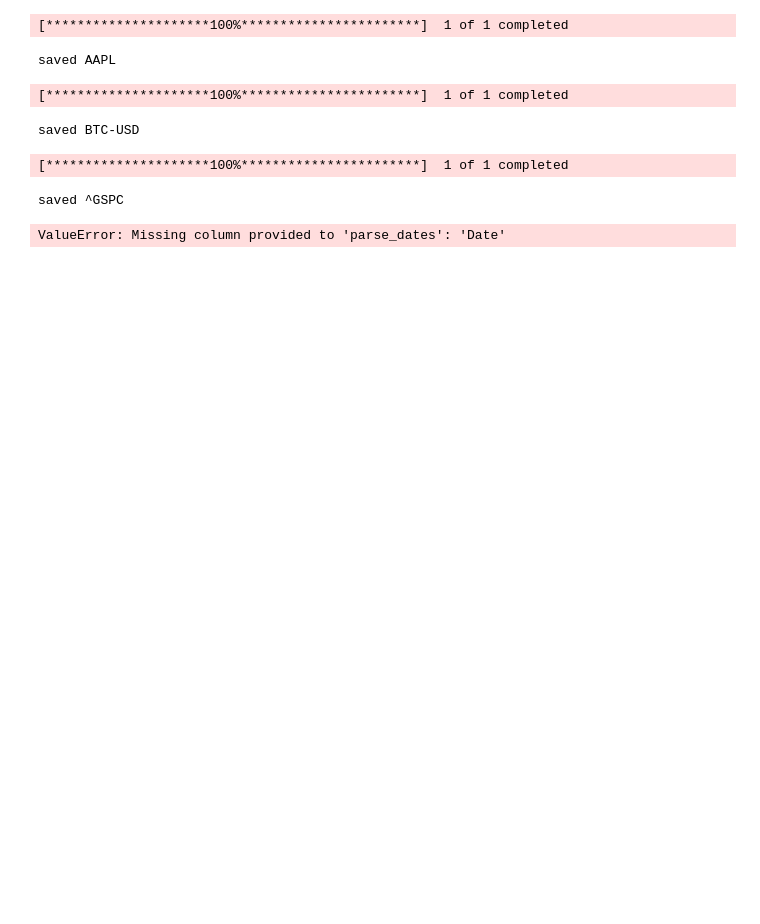
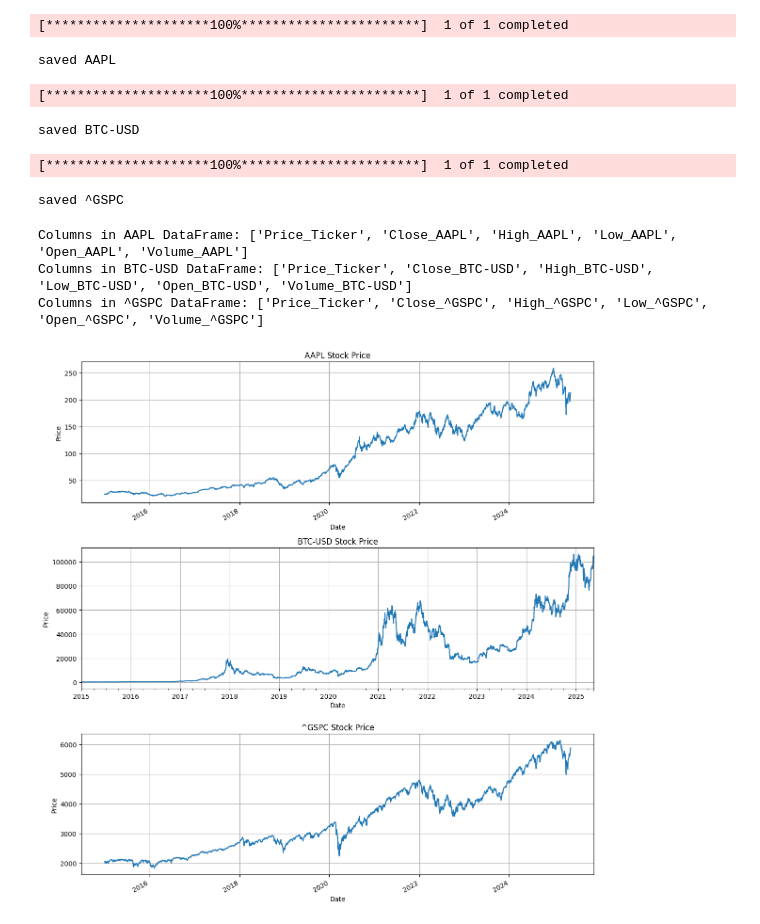
Before and after one commit to Queenzy-Ongeye/Finance-Risk-Forecast, a Jupyter notebook: notebooks/01_price_fetching.ipynb, the cells around one changed output. Cells and saved outputs as stored; diff of their text form; code cells hidden in the pictures; blank space fills up the shorter version.

```diff
--- a/notebooks/01_price_fetching.ipynb
+++ b/notebooks/01_price_fetching.ipynb
@@ -27,9 +27,68 @@ saved ^GSPC
 # %%
 # Loading data from CSVs
 raw_data = {}
+
 for ticker in tickers:
     path = os.path.join(data_dir, f"{ticker.replace('^', '')}.csv")
-    df = pd.read_csv(path, parse_dates=['Date'], index_col='Date')
-    raw_data[ticker] = df
+
+    # Read CSV with multi-level header (2 rows)
+    df = pd.read_csv(path, header=[0, 1, 2])
+
+    # Flatten columns
+    df.columns = [col[0] if col[0] == 'Date' else f"{col[0]}_{col[1]}" for col in df.columns]
+
+    # Print column names to debug
+    print(f"Columns in {ticker} DataFrame: {df.columns.tolist()}")
+
+    # Based on the output, we can see that Price_Ticker contains the dates
+    # Rename Price_Ticker to Date if it exists
+    if 'Price_Ticker' in df.columns:
+        df = df.rename(columns={'Price_Ticker': 'Date'})
+    # If not, look for any column containing 'Date'
+    else:
+        date_col = [col for col in df.columns if 'Date' in col]
+        if date_col:
+            df = df.rename(columns={date_col[0]: 'Date'})
+        else:
+            # If still no Date column found, examine the DataFrame
+            print(f"No Date column found in {ticker}. First few rows:")
+            print(df.head())
+            raise ValueError(f"Could not identify Date column in {ticker} CSV")
+
+    # Parse date column and set as index
+    df['Date'] = pd.to_datetime(df['Date'])
+    df = df.set_index('Date')
+
+    # Extracting the correct 'Close' column
+    close_cols = [col for col in df.columns if 'Close' in col]
+    if close_cols:
+        close_col = close_cols[0]
+        df = df[[close_col]].rename(columns = {close_col: "Close"})
+        raw_data[ticker] = df
+    else:
+        print(f"No Close column found in {ticker}. Available columns: {df.columns.tolist()}")
+        raise ValueError(f"Could not identify Close column in {ticker} CSV")
 # %% [output]
-ValueError: Missing column provided to 'parse_dates': 'Date'
+Columns in AAPL DataFrame: ['Price_Ticker', 'Close_AAPL', 'High_AAPL', 'Low_AAPL', 'Open_AAPL', 'Volume_AAPL']
+Columns in BTC-USD DataFrame: ['Price_Ticker', 'Close_BTC-USD', 'High_BTC-USD', 'Low_BTC-USD', 'Open_BTC-USD', 'Volume_BTC-USD']
+Columns in ^GSPC DataFrame: ['Price_Ticker', 'Close_^GSPC', 'High_^GSPC', 'Low_^GSPC', 'Open_^GSPC', 'Volume_^GSPC']
+# %%
+# plot charts
+# Create a figure with subplots for each ticker
+fig, axes = plt.subplots(len(tickers), 1, figsize=(12, 4*len(tickers)))
+if len(tickers) == 1:
+    axes = [axes]
+
+# Plot each ticker's data
+for ax, (ticker, data) in zip(axes, raw_data.items()):
+    data['Close'].plot(ax=ax)
+    ax.set_title(f'{ticker} Stock Price')
+    ax.set_xlabel('Date')
+    ax.set_ylabel('Price')
+    ax.grid(True)
+
+# Adjust layout to prevent overlap
+plt.tight_layout()
+plt.show()
+# %% [output]
+[figure, added]
```
Also changed, not shown: parts of 2 cells of this notebook.
